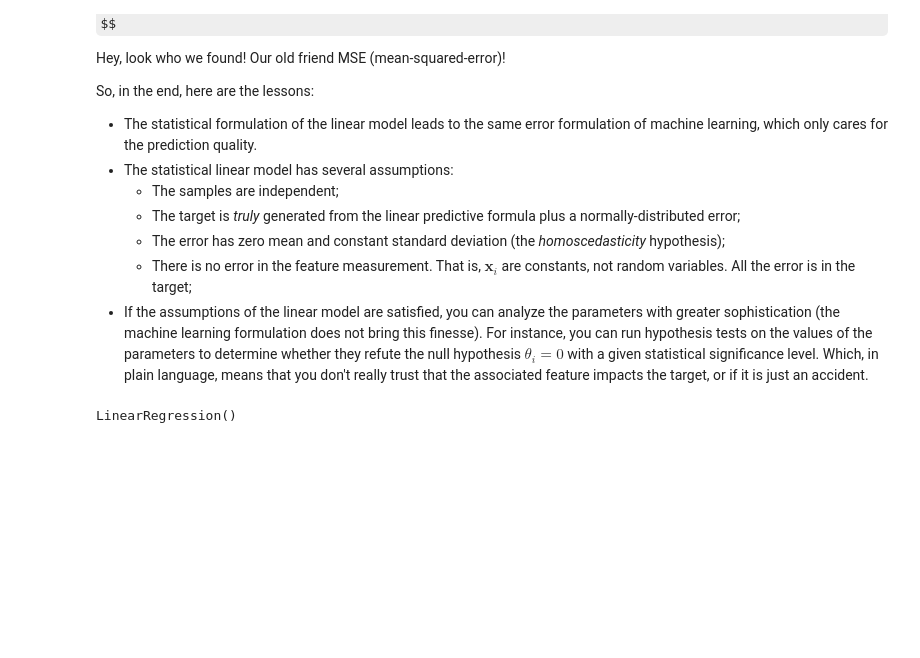
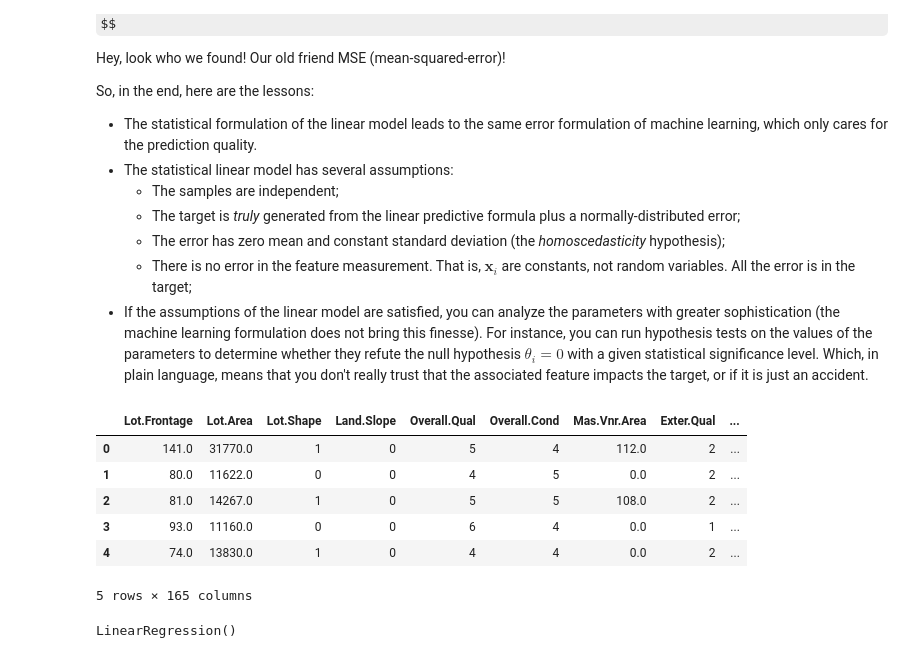
Before and after one commit to alessitomas/ames, a Jupyter notebook: notebooks/03_linear_regression_modeling.ipynb, the cells around one changed output. Cells and saved outputs as stored; diff of their text form; code cells hidden in the pictures; some formulas as TeX source; blank space fills up the shorter version.

```diff
--- a/notebooks/03_linear_regression_modeling.ipynb
+++ b/notebooks/03_linear_regression_modeling.ipynb
@@ -299,6 +297,10 @@ The data will now be organized as follows:
 
 - The features form a matrix $X$ of size $m \times n$, where $m$ is the number of data items, and $n$ is the number of features.
 - The target forms a column-matrix $y$ of length $m$.
+# %%
+model_data = model_data[model_data['Gr.Liv.Area'] < 3000]
+
+model_data = model_data[model_data['SalePrice'] > 4.5]
 # %%
 X = model_data.drop(columns=['SalePrice']).copy()
 y = model_data['SalePrice'].copy()
@@ -455,4 +457,14 @@ So, in the end, here are the lessons:
     - The error has zero mean and constant standard deviation (the *homoscedasticity* hypothesis);
     - There is no error in the feature measurement. That is, $\mathbf{x}_{i}$ are constants, not random variables. All the error is in the target;
 - If the assumptions of the linear model are satisfied, you can analyze the parameters with greater sophistication (the machine learning formulation does not bring this finesse). For instance, you can run hypothesis tests on the values of the parameters to determine whether they refute the null hypothesis $\theta_i = 0$ with a given statistical significance level. Which, in plain language, means that you don't really trust that the associated feature impacts the target, or if it is just an accident.
+# %%
+model_data.head()
+# %% [output]
+|  | Lot.Frontage | Lot.Area | Lot.Shape | Land.Slope | Overall.Qual | Overall.Cond | Mas.Vnr.Area | Exter.Qual | ... |
+| 0 | 141.0 | 31770.0 | 1 | 0 | 5 | 4 | 112.0 | 2 | ... |
+| 1 | 80.0 | 11622.0 | 0 | 0 | 4 | 5 | 0.0 | 2 | ... |
+| 2 | 81.0 | 14267.0 | 1 | 0 | 5 | 5 | 108.0 | 2 | ... |
+| 3 | 93.0 | 11160.0 | 0 | 0 | 6 | 4 | 0.0 | 1 | ... |
+| 4 | 74.0 | 13830.0 | 1 | 0 | 4 | 4 | 0.0 | 2 | ... |
+5 rows × 165 columns
 # %%
```
Also changed, not shown: parts of 8 cells of this notebook, 3 other files.
